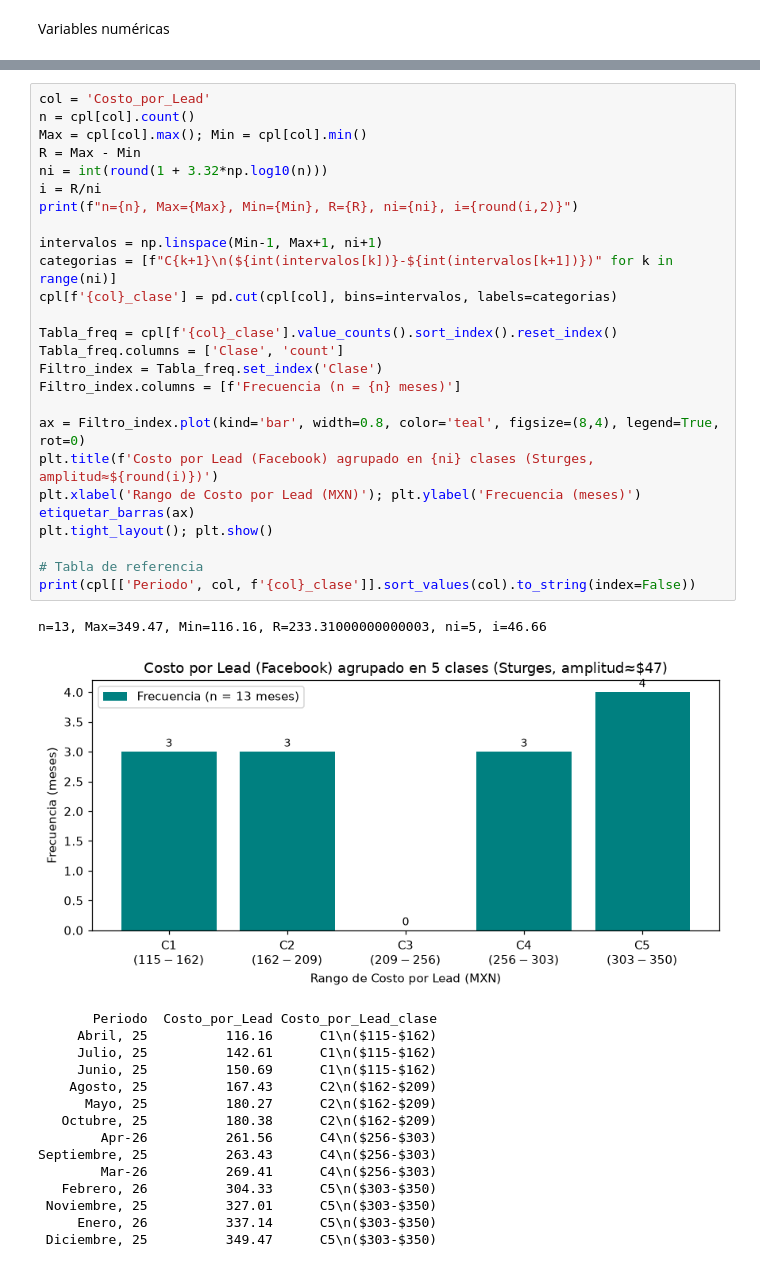
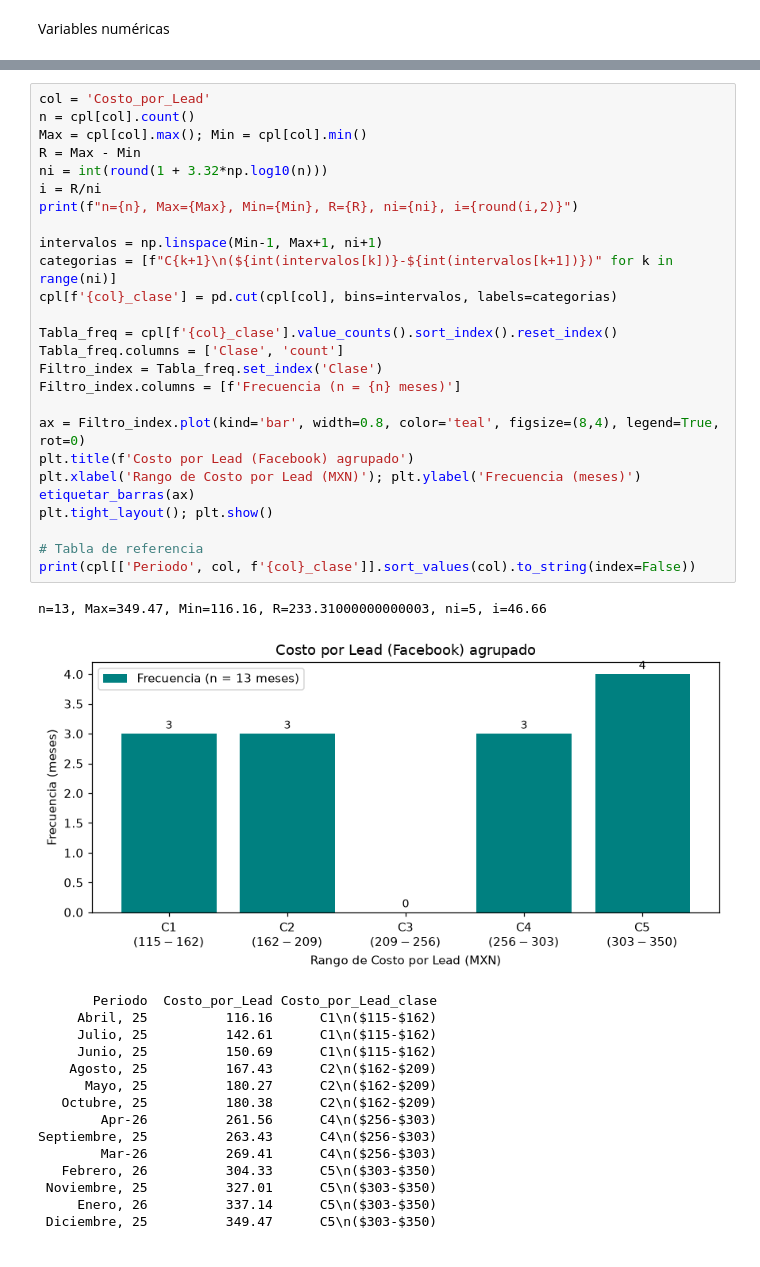
Before and after one commit to a01739713-jpg/Actividad4_Extraccioncaractersticas, a Jupyter notebook: Actividad4.2/codigo.ipynb, the cells around one changed output, grey strips where cells are left out. Cells and saved outputs as stored; diff of their text form.

```diff
--- a/Actividad4.2/codigo.ipynb
+++ b/Actividad4.2/codigo.ipynb
@@ -297,32 +297,32 @@ Periodo  Formalizadas Formalizadas_clase
 # %%
 col = 'Costo_por_Lead'
 n = cpl[col].count()
 Max = cpl[col].max(); Min = cpl[col].min()
 R = Max - Min
 ni = int(round(1 + 3.32*np.log10(n)))
 i = R/ni
 print(f"n={n}, Max={Max}, Min={Min}, R={R}, ni={ni}, i={round(i,2)}")
 
 intervalos = np.linspace(Min-1, Max+1, ni+1)
 categorias = [f"C{k+1}\n(${int(intervalos[k])}-${int(intervalos[k+1])})" for k in range(ni)]
 cpl[f'{col}_clase'] = pd.cut(cpl[col], bins=intervalos, labels=categorias)
 
 Tabla_freq = cpl[f'{col}_clase'].value_counts().sort_index().reset_index()
 Tabla_freq.columns = ['Clase', 'count']
 Filtro_index = Tabla_freq.set_index('Clase')
 Filtro_index.columns = [f'Frecuencia (n = {n} meses)']
 
 ax = Filtro_index.plot(kind='bar', width=0.8, color='teal', figsize=(8,4), legend=True, rot=0)
-plt.title(f'Costo por Lead (Facebook) agrupado en {ni} clases (Sturges, amplitud≈${round(i)})')
+plt.title(f'Costo por Lead (Facebook) agrupado')
 plt.xlabel('Rango de Costo por Lead (MXN)'); plt.ylabel('Frecuencia (meses)')
 etiquetar_barras(ax)
 plt.tight_layout(); plt.show()
 
 # Tabla de referencia
 print(cpl[['Periodo', col, f'{col}_clase']].sort_values(col).to_string(index=False))
 # %% [output]
 n=13, Max=349.47, Min=116.16, R=233.31000000000003, ni=5, i=46.66
-[figure, old version]
+[figure, new version]
        Periodo  Costo_por_Lead Costo_por_Lead_clase
      Abril, 25          116.16      C1\n($115-$162)
      Julio, 25          142.61      C1\n($115-$162)
```
Also changed, not shown: parts of 4 cells of this notebook.
